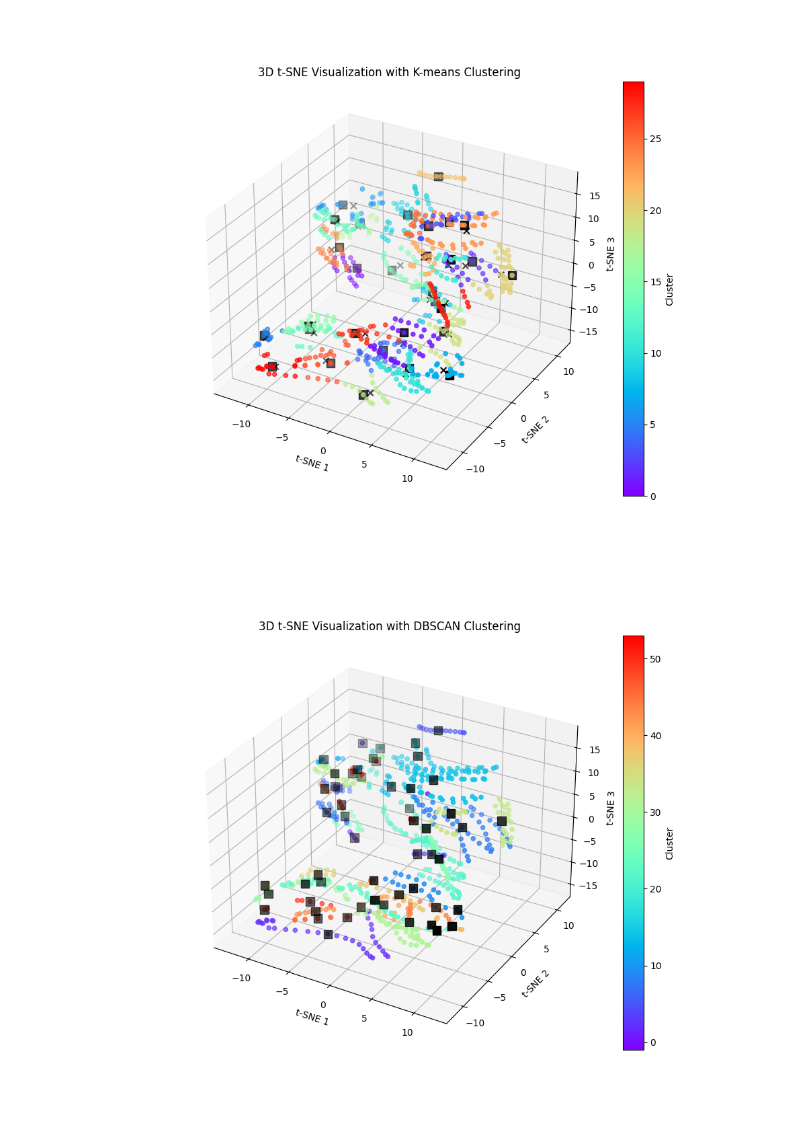
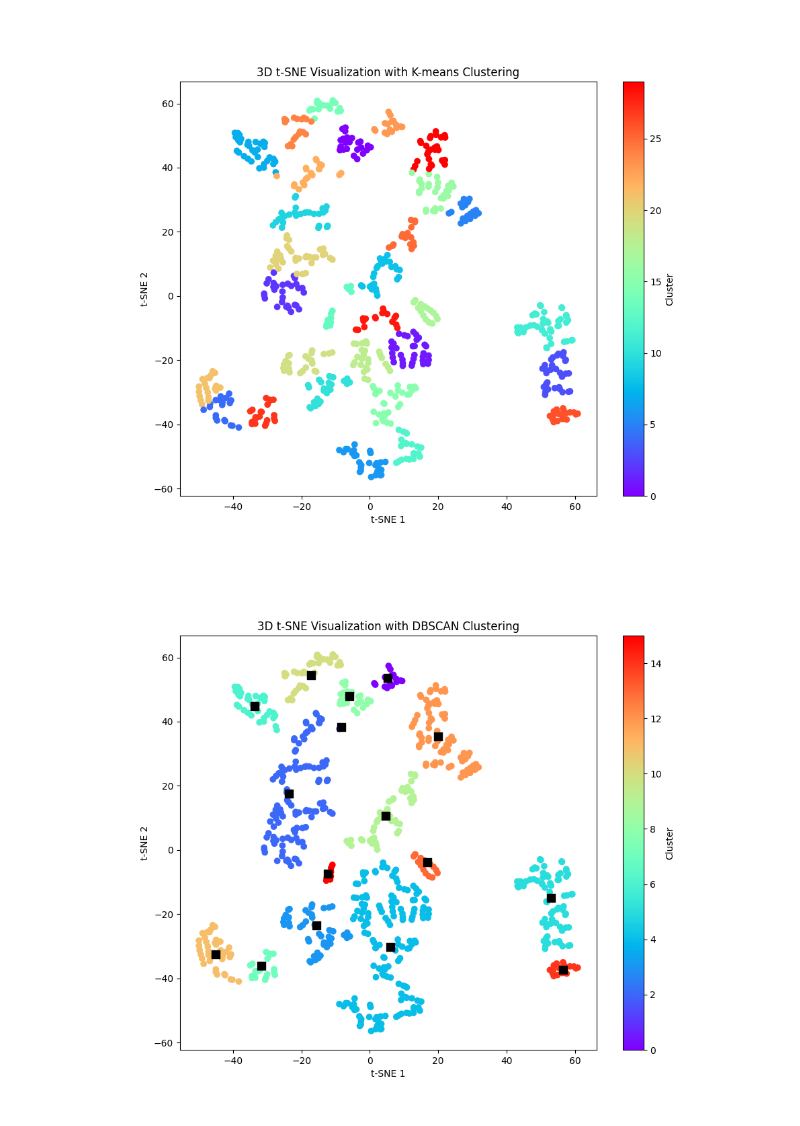
Before and after one commit to apalleiko/tskill, a Jupyter notebook: tsne.ipynb, the cells around one changed output. Cells and saved outputs as stored; diff of their text form; code cells hidden in the pictures.

```diff
--- a/tsne.ipynb
+++ b/tsne.ipynb
@@ -13,7 +13,7 @@ from policy import config
 from policy.dataset.ms2dataset import get_MS_loaders
 from policy.checkpoints import CheckpointIO
 
-model_dir = "/home/mrl/Documents/Projects/tskill/out/PegInsertion/VAE/034"
+model_dir = "/home/mrl/Documents/Projects/tskill/out/PegInsertion/VAE/037"
 cfg_path = os.path.join(model_dir, "config.yaml")
 cfg = config.load_config(cfg_path, None)
 
@@ -76,7 +76,7 @@ for i in tqdm(range(len(train_dataset))):
 
         mus = torch.vstack((mus, out["mu"].squeeze()))
 # %%
-tsne = TSNE(3, perplexity=10, early_exaggeration=20)
+tsne = TSNE(2, perplexity=10, early_exaggeration=20)
 tsne_results = tsne.fit_transform(mus)
 # %%
 import matplotlib.pyplot as plt
@@ -114,61 +123,82 @@ _, centroid_indices = nn.kneighbors(cluster_centroids)
 tsne_centroids = tsne_results[centroid_indices.flatten()]
 original_centroids = mus[centroid_indices.flatten()]
 
+# # Plot the clustered results
+# fig = plt.figure(figsize=(10, 8))
+# ax = fig.add_subplot(111, projection='3d')
+# scatter = ax.scatter(tsne_results[:, 0], tsne_results[:, 1], tsne_results[:, 2], c=cluster_labels, cmap='rainbow')
+# scatter2 = ax.scatter(cluster_centroids[:,0],cluster_centroids[:,1],cluster_centroids[:,2],c='k',s=40,marker='x')
+# scatter2 = ax.scatter(tsne_centroids[:,0],tsne_centroids[:,1],tsne_centroids[:,2],c='k',s=80,marker='s')
+# ax.set_title('3D t-SNE Visualization with K-means Clustering')
+# ax.set_xlabel('t-SNE 1')
+# ax.set_ylabel('t-SNE 2')
+# ax.set_zlabel('t-SNE 3')
+# plt.colorbar(scatter, label='Cluster')
+# plt.show()
+
 # Plot the clustered results
 fig = plt.figure(figsize=(10, 8))
-ax = fig.add_subplot(111, projection='3d')
-scatter = ax.scatter(tsne_results[:, 0], tsne_results[:, 1], tsne_results[:, 2], c=cluster_labels, cmap='rainbow')
-scatter2 = ax.scatter(cluster_centroids[:,0],cluster_centroids[:,1],cluster_centroids[:,2],c='k',s=40,marker='x')
-scatter2 = ax.scatter(tsne_centroids[:,0],tsne_centroids[:,1],tsne_centroids[:,2],c='k',s=80,marker='s')
-
+ax = fig.add_subplot(111)
+scatter = ax.scatter(tsne_results[:, 0], tsne_results[:, 1], c=cluster_labels, cmap='rainbow')
+# scatter2 = ax.scatter(cluster_centroids[:,0],cluster_centroids[:,1],c='k',s=40,marker='x')
+# scatter2 = ax.scatter(tsne_centroids[:,0],tsne_centroids[:,1],c='k',s=80,marker='s')
 ax.set_title('3D t-SNE Visualization with K-means Clustering')
 ax.set_xlabel('t-SNE 1')
 ax.set_ylabel('t-SNE 2')
-ax.set_zlabel('t-SNE 3')
 plt.colorbar(scatter, label='Cluster')
 plt.show()
 # %% [output]
-[figure, old version]
+[figure, new version]
 # %%
 from sklearn.neighbors import NearestNeighbors
 from sklearn.cluster import DBSCAN
 
-clustering_method = DBSCAN(eps=1.5, min_samples=2)  # Adjust these parameters as needed
+clustering_method = DBSCAN(eps=4, min_samples=2)  # Adjust these parameters as needed
 cluster_labels = clustering_method.fit_predict(tsne_results)
 
 # Get unique cluster labels
 unique_labels = np.unique(cluster_labels)
 n_clusters = len(unique_labels) - (1 if -1 in unique_labels else 0)  # Exclude noise if present
 
 # Find cluster centers in t-SNE space
 tsne_centers = np.array([tsne_results[cluster_labels == label].mean(axis=0)
                          for label in unique_labels if label != -1])
 
 # Find the nearest neighbors in t-SNE space
 nn = NearestNeighbors(n_neighbors=1, metric='euclidean')
 nn.fit(tsne_results)
 
 # Find the indices of the nearest neighbors to the cluster centers
 _, center_indices = nn.kneighbors(tsne_centers)
 
 # Get the corresponding points in the original space
 tsne_centroids = tsne_results[center_indices.flatten()]
 original_representatives = mus[center_indices.flatten()]
 
 # Plot the clustered results
+# fig = plt.figure(figsize=(10, 8))
+# ax = fig.add_subplot(111, projection='3d')
+# scatter = ax.scatter(tsne_results[:, 0], tsne_results[:, 1], tsne_results[:, 2], c=cluster_labels, cmap='rainbow')
+# scatter2 = ax.scatter(tsne_centroids[:,0],tsne_centroids[:,1],tsne_centroids[:,2],c='k',s=80,marker='s')
+# ax.set_title('3D t-SNE Visualization with DBSCAN Clustering')
+# ax.set_xlabel('t-SNE 1')
+# ax.set_ylabel('t-SNE 2')
+# ax.set_zlabel('t-SNE 3')
+# plt.colorbar(scatter, label='Cluster')
+# plt.show()
+
+# Plot the clustered results
 fig = plt.figure(figsize=(10, 8))
-ax = fig.add_subplot(111, projection='3d')
-scatter = ax.scatter(tsne_results[:, 0], tsne_results[:, 1], tsne_results[:, 2], c=cluster_labels, cmap='rainbow')
-scatter2 = ax.scatter(tsne_centroids[:,0],tsne_centroids[:,1],tsne_centroids[:,2],c='k',s=80,marker='s')
-
+ax = fig.add_subplot(111)
+scatter = ax.scatter(tsne_results[:, 0], tsne_results[:, 1], c=cluster_labels, cmap='rainbow')
+scatter2 = ax.scatter(tsne_centroids[:,0],tsne_centroids[:,1],c='k',s=80,marker='s')
 ax.set_title('3D t-SNE Visualization with DBSCAN Clustering')
 ax.set_xlabel('t-SNE 1')
 ax.set_ylabel('t-SNE 2')
-ax.set_zlabel('t-SNE 3')
 plt.colorbar(scatter, label='Cluster')
 plt.show()
 # %% [output]
-[figure, old version]
+[figure, new version]
 # %%
 # THIS CODE VISUALIZES THE CENTROIDS OF THE CLUSTERED T-SNE RESULTS
 
```
Also changed, not shown: parts of 5 cells of this notebook, 13 other files.
